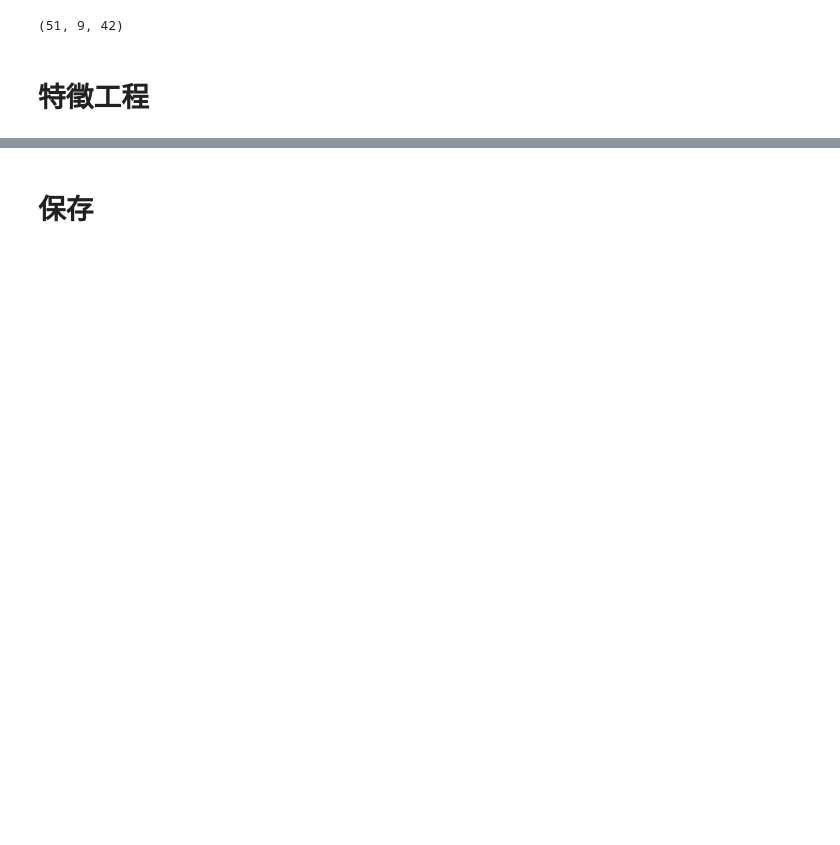
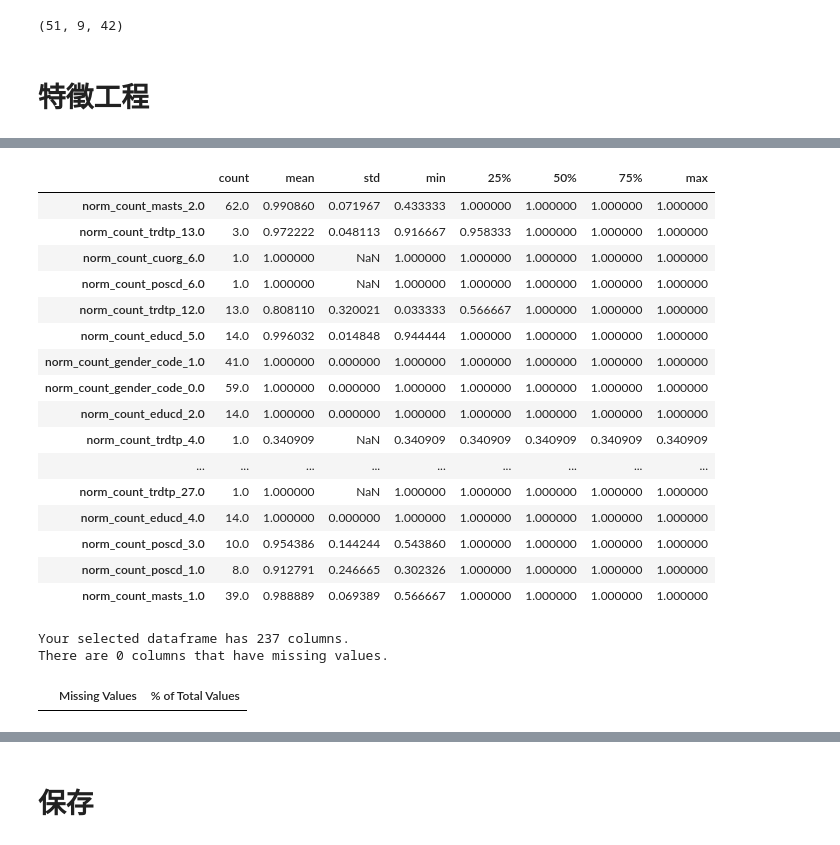
Before and after one commit to skywalker0803r/ESun2021WinterGame, a Jupyter notebook: notebook/特徵工程.ipynb, the cells around one changed output, grey strips where cells are left out. Drawn from its saved outputs; the diff is of its cells as text; code cells hidden in the pictures; blank space fills up the shorter version.

```diff
--- a/notebook/特徵工程.ipynb
+++ b/notebook/特徵工程.ipynb
@@ -127,0 +197,22 @@ sample_submit_feature.isnull().sum().sum()
+# %%
+norm_count_col = [i if 'norm' in i else 'None' for i in train_data_feature.columns.tolist()+sample_submit_feature.columns.tolist()]
+norm_count_col = set(norm_count_col)-set(['None'])
+train_data_feature[set(norm_count_col)&set(train_data_feature)].describe().T
+# %% [output]
+|  | count | mean | std | min | 25% | 50% | 75% | max |
+| norm_count_masts_2.0 | 62.0 | 0.990860 | 0.071967 | 0.433333 | 1.000000 | 1.000000 | 1.000000 | 1.000000 |
+| norm_count_trdtp_13.0 | 3.0 | 0.972222 | 0.048113 | 0.916667 | 0.958333 | 1.000000 | 1.000000 | 1.000000 |
+| norm_count_cuorg_6.0 | 1.0 | 1.000000 | NaN | 1.000000 | 1.000000 | 1.000000 | 1.000000 | 1.000000 |
+| norm_count_poscd_6.0 | 1.0 | 1.000000 | NaN | 1.000000 | 1.000000 | 1.000000 | 1.000000 | 1.000000 |
+| norm_count_trdtp_12.0 | 13.0 | 0.808110 | 0.320021 | 0.033333 | 0.566667 | 1.000000 | 1.000000 | 1.000000 |
+| norm_count_educd_5.0 | 14.0 | 0.996032 | 0.014848 | 0.944444 | 1.000000 | 1.000000 | 1.000000 | 1.000000 |
+| norm_count_gender_code_1.0 | 41.0 | 1.000000 | 0.000000 | 1.000000 | 1.000000 | 1.000000 | 1.000000 | 1.000000 |
+| norm_count_gender_code_0.0 | 59.0 | 1.000000 | 0.000000 | 1.000000 | 1.000000 | 1.000000 | 1.000000 | 1.000000 |
+| norm_count_educd_2.0 | 14.0 | 1.000000 | 0.000000 | 1.000000 | 1.000000 | 1.000000 | 1.000000 | 1.000000 |
+| norm_count_trdtp_4.0 | 1.0 | 0.340909 | NaN | 0.340909 | 0.340909 | 0.340909 | 0.340909 | 0.340909 |
+| ... | ... | ... | ... | ... | ... | ... | ... | ... |
+| norm_count_trdtp_27.0 | 1.0 | 1.000000 | NaN | 1.000000 | 1.000000 | 1.000000 | 1.000000 | 1.000000 |
+| norm_count_educd_4.0 | 14.0 | 1.000000 | 0.000000 | 1.000000 | 1.000000 | 1.000000 | 1.000000 | 1.000000 |
+| norm_count_poscd_3.0 | 10.0 | 0.954386 | 0.144244 | 0.543860 | 1.000000 | 1.000000 | 1.000000 | 1.000000 |
+| norm_count_poscd_1.0 | 8.0 | 0.912791 | 0.246665 | 0.302326 | 1.000000 | 1.000000 | 1.000000 | 1.000000 |
+| norm_count_masts_1.0 | 39.0 | 0.988889 | 0.069389 | 0.566667 | 1.000000 | 1.000000 | 1.000000 | 1.000000 |
@@ -127,0 +229,7 @@ sample_submit_feature.isnull().sum().sum()
+# %%
+train_miss = missing_values_table(train_data_feature)
+train_miss.head(30)
+# %% [output]
+Your selected dataframe has 237 columns.
+There are 0 columns that have missing values.
+|  | Missing Values | % of Total Values |
```
Also changed, not shown: parts of 23 cells of this notebook.
